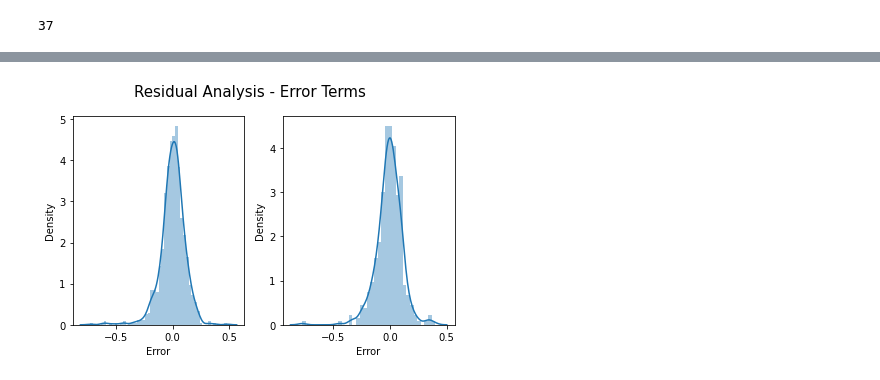
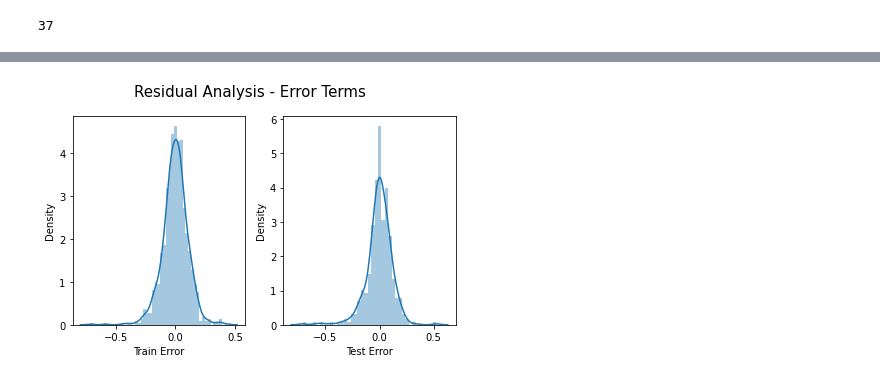
Before and after one commit to IndrashisChatterjee/Surprise-Housing, a Jupyter notebook: House Price.ipynb, the cells around one changed output, grey strips where cells are left out. Saved outputs shown, nothing was run; the diff lists cells and outputs as text; code cells hidden in the pictures.

```diff
--- a/House Price.ipynb
+++ b/House Price.ipynb
@@ -475,7 +475,7 @@ The target variable is skewed we can apply some transformation on it
 # %% [markdown]
 After trying different methods we concluded to use ln(1+x)
 # %%
-df.SalePrice=np.log(df.SalePrice)
+df.SalePrice=np.log1p(df.SalePrice)
 sns.distplot(df.SalePrice)
 # %% [output]
 <AxesSubplot:xlabel='SalePrice', ylabel='Density'>
@@ -517,6 +517,6 @@ We will proceed with removing anything beyond .98 percentile
 # %%
 for i in ['LotFrontage','MasVnrArea','OpenPorchSF','EnclosedPorch']:
-    df=df[df[i]<df[i].quantile(0.99)]
+    df=df[df[i]<df[i].quantile(0.98)]
 # %%
 df.shape
 # %% [output]
@@ -839,2 +844,19 @@ GridSearchCV(cv=5, estimator=Ridge(),
              return_train_score=True, scoring='neg_mean_absolute_error',
              verbose=1)
+# %%
+#Ridge
+params = {'alpha':
+
+[6.0, 6.1, 6.2, 6.3, 6.4, 6.5, 6.6, 6.7, 6.8, 6.9, 7.0 ]}
+#np.arange(6,7,0.1)}
+ridge = Ridge()
+
+# cross validation
+folds = 5
+model_cv = GridSearchCV(estimator = ridge,
+                        param_grid = params,
+                        scoring= 'neg_mean_absolute_error',
+                        cv = folds,
+                        return_train_score=True,
+                        verbose = 1)
+model_cv.fit(x_train, y_train)
@@ -966,0 +979,17 @@ GridSearchCV(cv=5, estimator=Lasso(),
+# %%
+#Lasso
+lasso = Lasso()
+
+params = {'alpha': [0.0001, 0.0002, 0.0003,0.0004,0.0005,0.0006,0.0007,0.0008,0.0009,0.001,0.002,0.003,0.004,
+ 0.005,0.006,0.007,0.008,0.009,0.01, 0.05, 0.1,
+ 0.2, 0.3, 0.4, 0.5, 0.6, 0.7, 0.8, 0.9, 1.0, 2.0, 3.0,
+ 4.0, 5.0, 6.0, 7.0, 8.0, 9.0, 10.0, 20, 50, 100, 500, 1000 ]}
+# cross validation
+model_cv = GridSearchCV(estimator = lasso,
+                        param_grid = params,
+                        scoring= 'neg_mean_absolute_error',
+                        cv = folds,
+                        return_train_score=True,
+                        verbose = 1)
+
+model_cv.fit(x_train, y_train)
@@ -1045,16 +1094,16 @@ array([-0.01787025,  0.0247939 ,  0.08318576,  0.04799414,  0.01198524,
 # %%
 #distribution plot of error terms
 plt.suptitle("Residual Analysis - Error Terms",fontsize=15)
 plt.subplot(1,2,1)
 sns.distplot((y_train-y_pred_train))
-plt.xlabel("Error")
+plt.xlabel("Train Error")
 plt.subplot(1,2,2)
 sns.distplot((y_test-y_pred_test))
-plt.xlabel("Error")
+plt.xlabel("Test Error")
 plt.tight_layout()
 plt.show()
 # %% [output]
-[figure, old version]
+[figure, new version]
 # %%
 #distribution of error terms to check constant variance
 plt.figure(figsize=(10,4))
```
Also changed, not shown: parts of 54 cells of this notebook.
